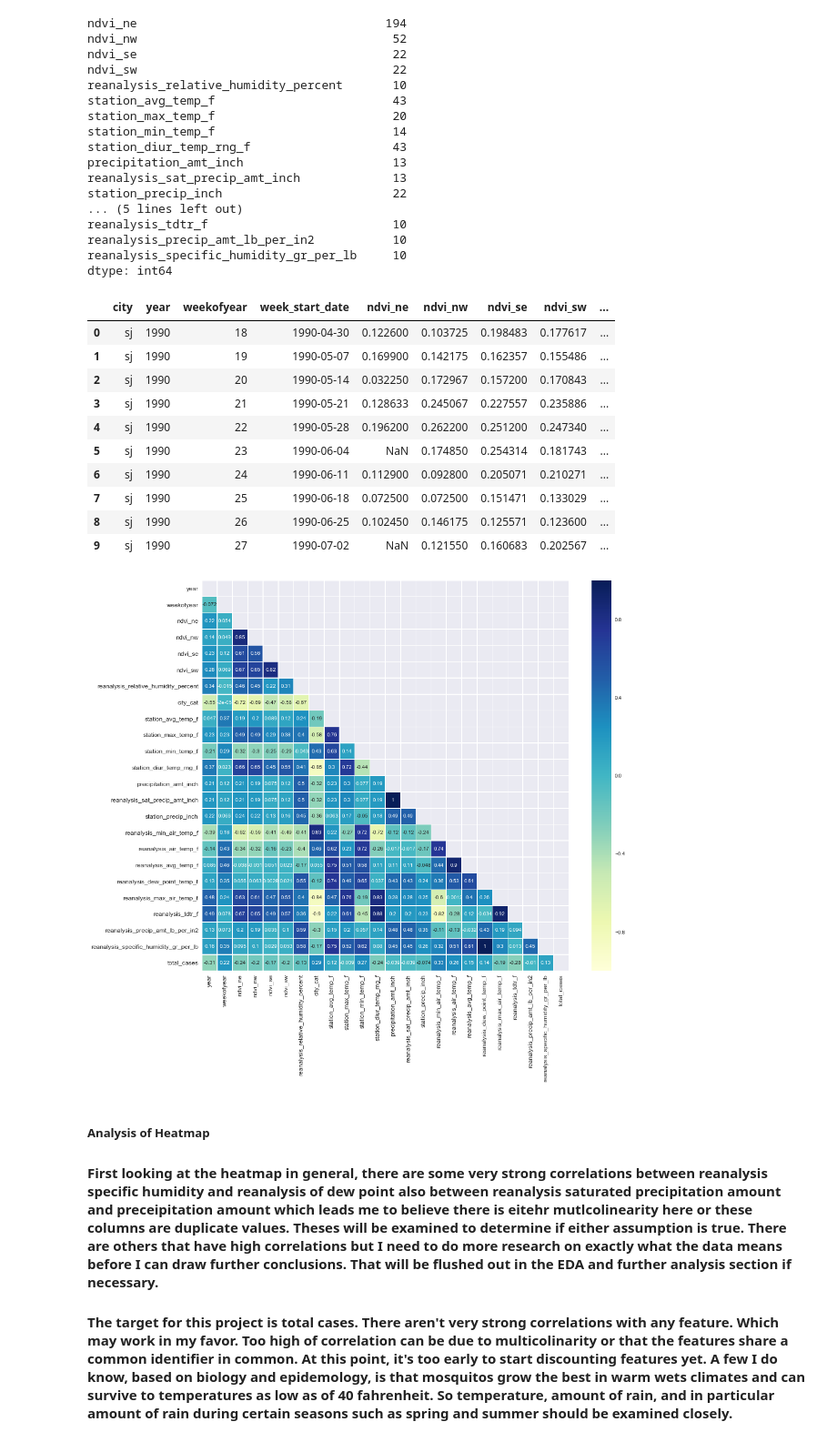
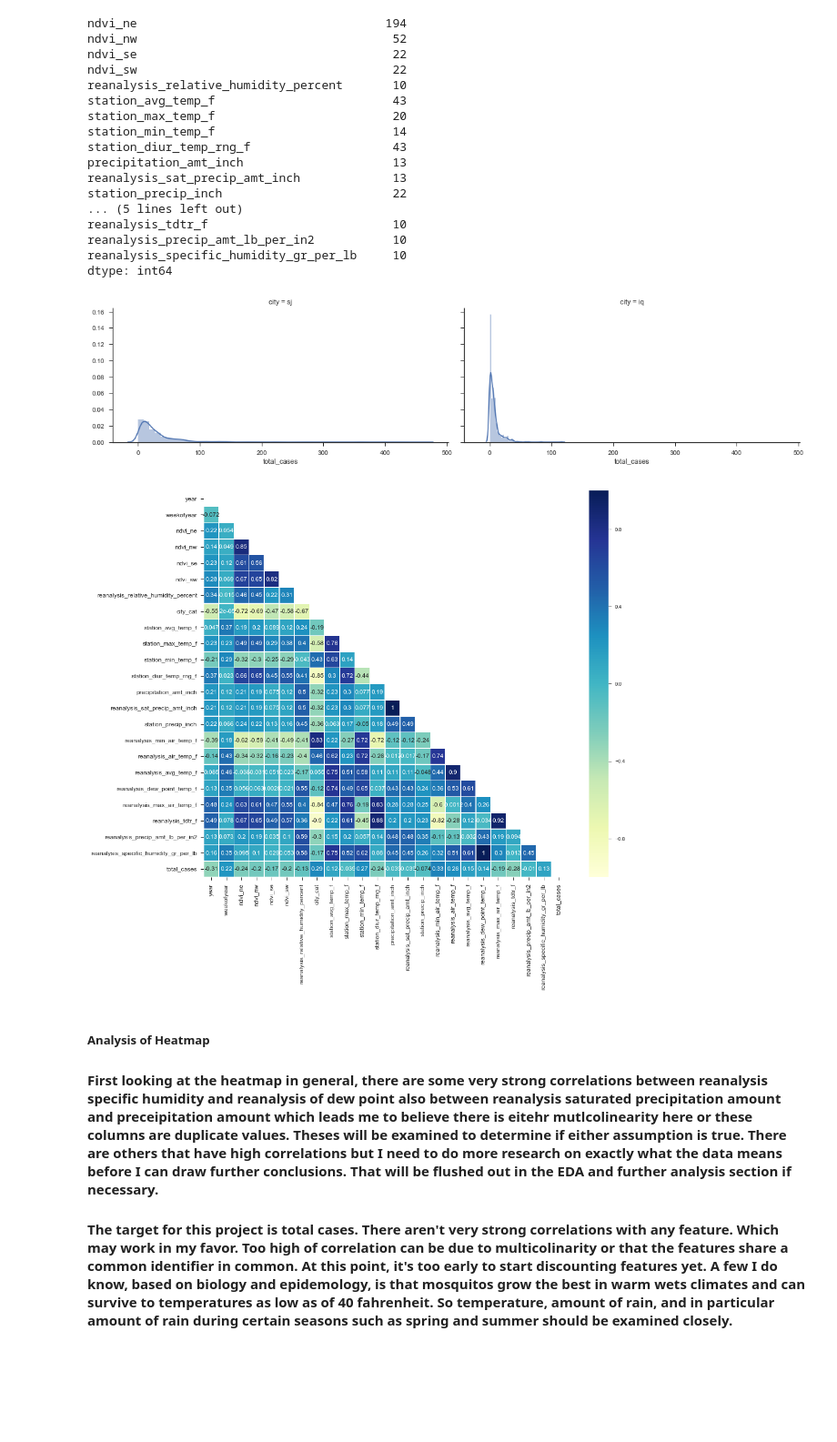
Before and after one commit to emmacorbino/Capstone, a Jupyter notebook: Capstone.ipynb, the cells around one changed output. Shown at 91% size. Drawn from its saved outputs; the diff is of its cells as text; code cells hidden in the pictures; blank space fills up the shorter version.

```diff
--- a/Capstone.ipynb
+++ b/Capstone.ipynb
@@ -319,21 +326,17 @@ reanalysis_tdtr_f                          10
 reanalysis_precip_amt_lb_per_in2           10
 reanalysis_specific_humidity_gr_per_lb     10
 dtype: int64
-# %%
-# New data set with total cases added
-dengue.head(10)
-# %% [output]
-|  | city | year | weekofyear | week_start_date | ndvi_ne | ndvi_nw | ndvi_se | ndvi_sw | ... |
-| 0 | sj | 1990 | 18 | 1990-04-30 | 0.122600 | 0.103725 | 0.198483 | 0.177617 | ... |
-| 1 | sj | 1990 | 19 | 1990-05-07 | 0.169900 | 0.142175 | 0.162357 | 0.155486 | ... |
-| 2 | sj | 1990 | 20 | 1990-05-14 | 0.032250 | 0.172967 | 0.157200 | 0.170843 | ... |
-| 3 | sj | 1990 | 21 | 1990-05-21 | 0.128633 | 0.245067 | 0.227557 | 0.235886 | ... |
-| 4 | sj | 1990 | 22 | 1990-05-28 | 0.196200 | 0.262200 | 0.251200 | 0.247340 | ... |
-| 5 | sj | 1990 | 23 | 1990-06-04 | NaN | 0.174850 | 0.254314 | 0.181743 | ... |
-| 6 | sj | 1990 | 24 | 1990-06-11 | 0.112900 | 0.092800 | 0.205071 | 0.210271 | ... |
-| 7 | sj | 1990 | 25 | 1990-06-18 | 0.072500 | 0.072500 | 0.151471 | 0.133029 | ... |
-| 8 | sj | 1990 | 26 | 1990-06-25 | 0.102450 | 0.146175 | 0.125571 | 0.123600 | ... |
-| 9 | sj | 1990 | 27 | 1990-07-02 | NaN | 0.121550 | 0.160683 | 0.202567 | ... |
+# %%
+# There definitly seems to be a higher total amount of cases in a certain time period Peru vs Puerto Rico
+# but Puerto Rico is more consistent in its amount  of cases. It seems to be Puero has a certain time of year that it peaks while
+# Puerto Rico has cases all year but at a low level.
+figsize = (14, 12)
+sns.set(style="ticks", color_codes=True)
+g = sns.FacetGrid(dengue, col="city", aspect = 2, size = 4)
+g.map(sns.distplot, "total_cases")
+None
+# %% [output]
+[figure, added]
 # %%
 corr = dengue.corr()
 
@@ -349,7 +352,7 @@ ax.set_yticklabels(ax.yaxis.get_ticklabels(), fontsize=12)
 
 plt.show()
 # %% [output]
-[figure, old version]
+[figure, new version]
 # %% [markdown]
 ##### Analysis of Heatmap
 <h4>First looking at the heatmap in general, there are some very strong correlations between reanalysis specific humidity and reanalysis of dew point also between reanalysis saturated precipitation amount and preceipitation amount which leads me to believe there is eitehr mutlcolinearity here or these columns are duplicate values. Theses will be examined to determine if either assumption is true. There are others that have high correlations but I need to do more research on exactly what the data means before I can draw further conclusions. That will be flushed out in the EDA and further analysis section if necessary.</h4>
```
Also changed, not shown: parts of 51 cells of this notebook, 1 other file.
